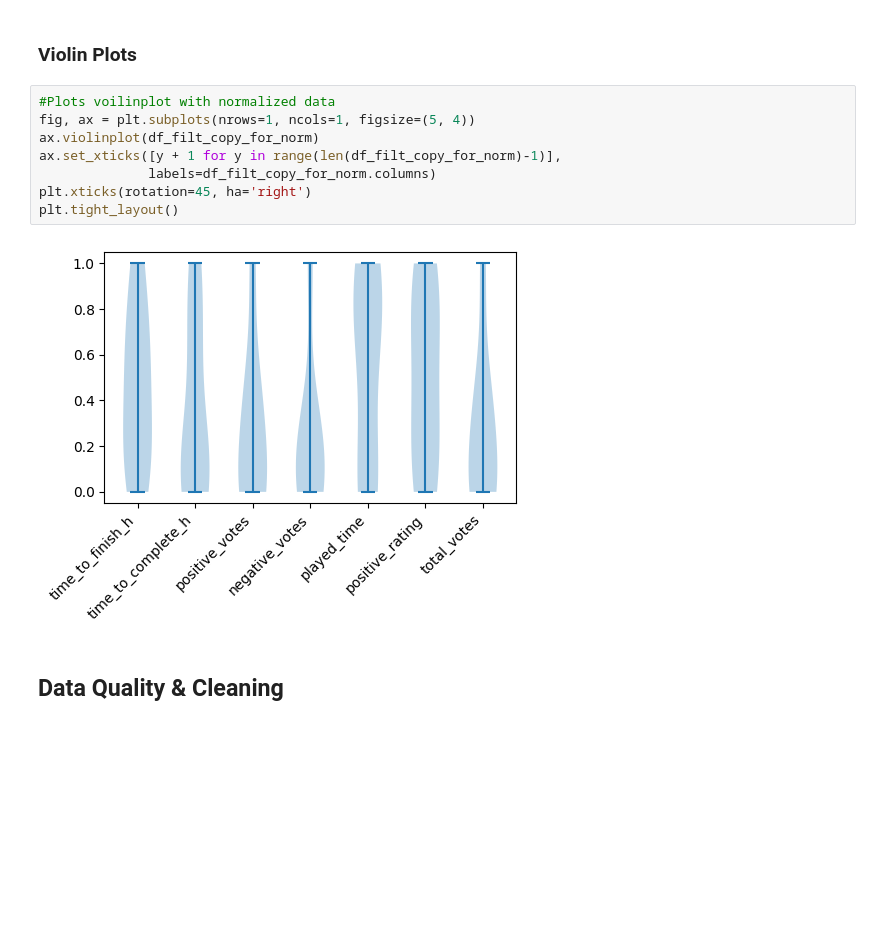
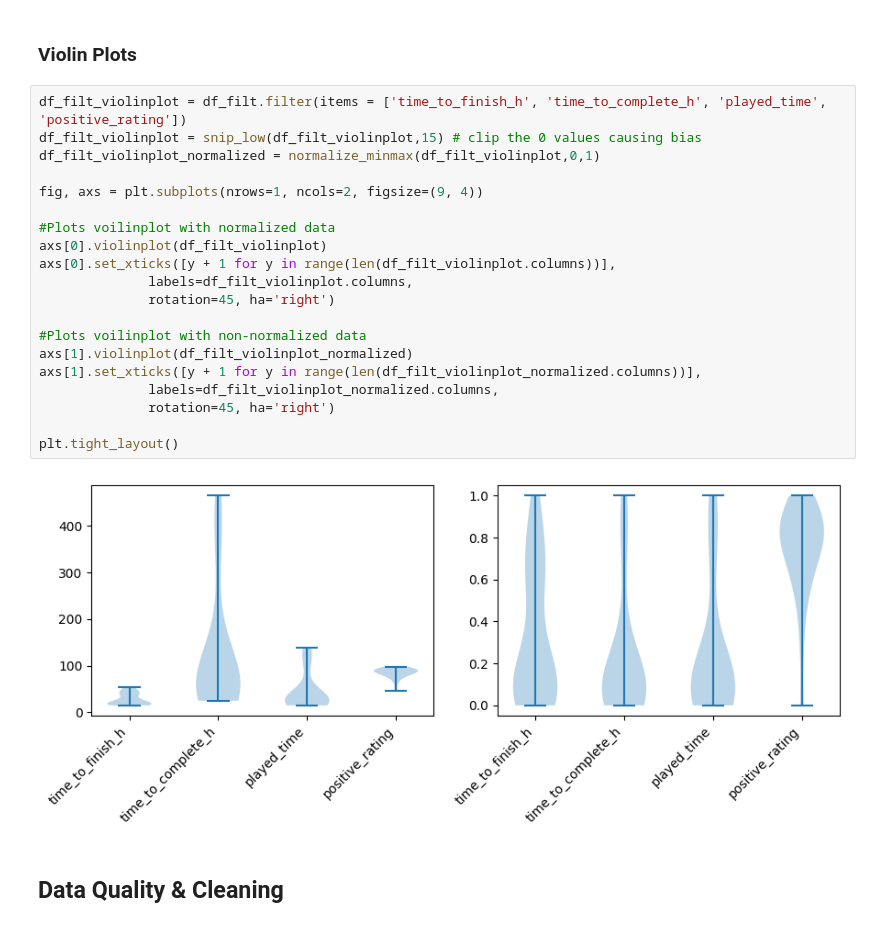
Before and after one commit to Sharpy796/CMPS4510_SteamGameAnalyzer, a Jupyter notebook: project_cluster_cmps451.ipynb, the cells around one changed output. Saved outputs shown, nothing was run; the diff lists cells and outputs as text; blank space fills up the shorter version.

```diff
--- a/project_cluster_cmps451.ipynb
+++ b/project_cluster_cmps451.ipynb
@@ -257,15 +275,27 @@ plt.tight_layout()
 # %% [markdown]
 ### Violin Plots
-# %%
-#Plots voilinplot with normalized data
-fig, ax = plt.subplots(nrows=1, ncols=1, figsize=(5, 4))
-ax.violinplot(df_filt_copy_for_norm)
-ax.set_xticks([y + 1 for y in range(len(df_filt_copy_for_norm)-1)],
-              labels=df_filt_copy_for_norm.columns)
-plt.xticks(rotation=45, ha='right')
-plt.tight_layout()
-# %% [output]
-[figure, removed]
+# %%
+df_filt_violinplot = df_filt.filter(items = ['time_to_finish_h', 'time_to_complete_h', 'played_time', 'positive_rating'])
+df_filt_violinplot = snip_low(df_filt_violinplot,15) # clip the 0 values causing bias
+df_filt_violinplot_normalized = normalize_minmax(df_filt_violinplot,0,1)
+
+fig, axs = plt.subplots(nrows=1, ncols=2, figsize=(9, 4))
+
+#Plots voilinplot with normalized data
+axs[0].violinplot(df_filt_violinplot)
+axs[0].set_xticks([y + 1 for y in range(len(df_filt_violinplot.columns))],
+              labels=df_filt_violinplot.columns,
+              rotation=45, ha='right')
+
+#Plots voilinplot with non-normalized data
+axs[1].violinplot(df_filt_violinplot_normalized)
+axs[1].set_xticks([y + 1 for y in range(len(df_filt_violinplot_normalized.columns))],
+              labels=df_filt_violinplot_normalized.columns,
+              rotation=45, ha='right')
+
+plt.tight_layout()
+# %% [output]
+[figure, added]
 # %% [markdown]
 ## Data Quality & Cleaning
 # %% [markdown]
```
Also changed, not shown: parts of 7 cells of this notebook.
